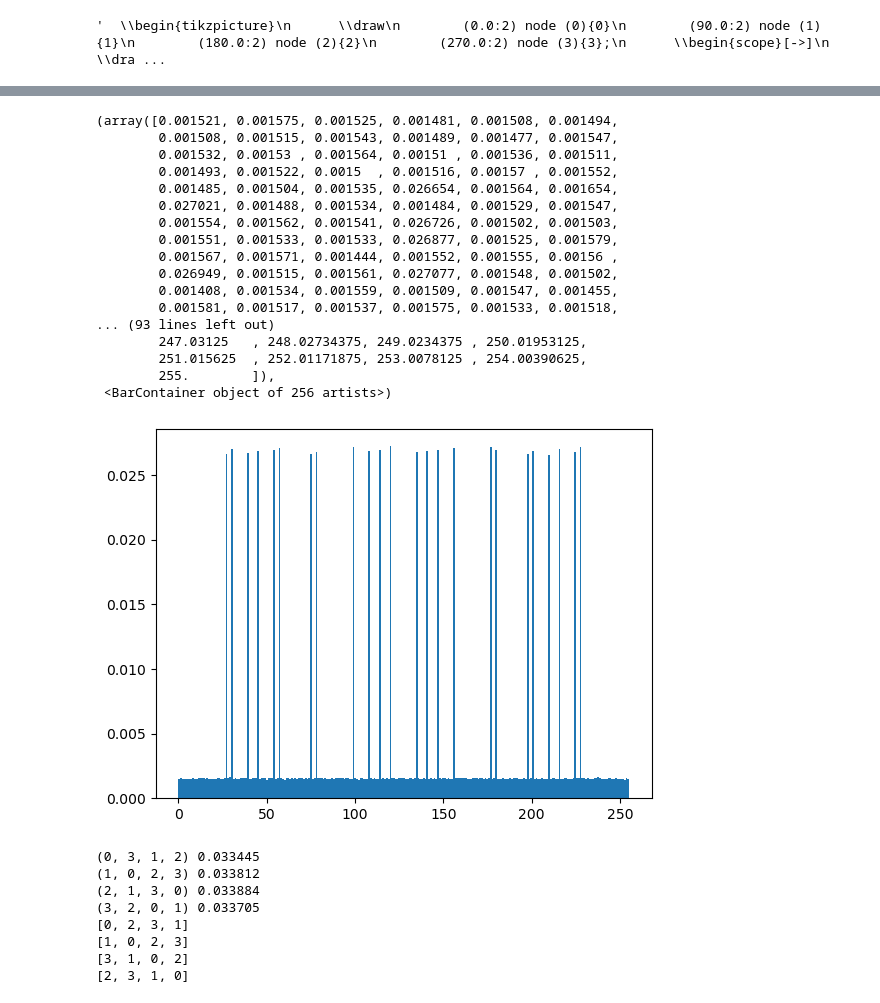
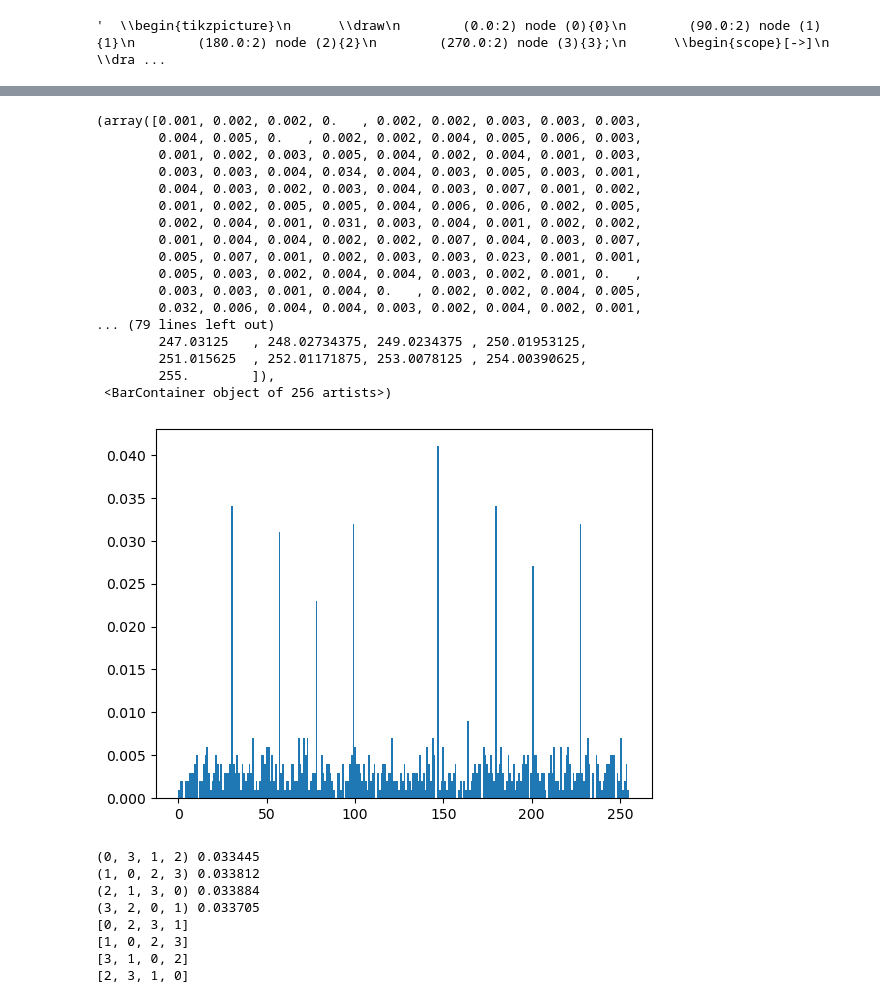
Before and after one commit to Apanizza197/HamiltonianCycleGrover, a Jupyter notebook: hamiltonian_cycle.ipynb, the cells around one changed output, grey strips where cells are left out. Drawn from its saved outputs; the diff is of its cells as text; code cells hidden in the pictures.

```diff
--- a/hamiltonian_cycle.ipynb
+++ b/hamiltonian_cycle.ipynb
@@ -217,29 +220,29 @@ circuit.draw(output="mpl")
 # %%
 
 sampler = Sampler()
-result = sampler.run(circuit, shots=1000000).result()
+result = sampler.run(circuit, shots=1000).result()
 data = result.quasi_dists[0]
 
 plt.hist(data.keys(), weights=data.values(), bins=256)
 # %% [output]
-(array([0.001521, 0.001575, 0.001525, 0.001481, 0.001508, 0.001494,
-        0.001508, 0.001515, 0.001543, 0.001489, 0.001477, 0.001547,
-        0.001532, 0.00153 , 0.001564, 0.00151 , 0.001536, 0.001511,
-        0.001493, 0.001522, 0.0015  , 0.001516, 0.00157 , 0.001552,
-        0.001485, 0.001504, 0.001535, 0.026654, 0.001564, 0.001654,
-        0.027021, 0.001488, 0.001534, 0.001484, 0.001529, 0.001547,
-        0.001554, 0.001562, 0.001541, 0.026726, 0.001502, 0.001503,
-        0.001551, 0.001533, 0.001533, 0.026877, 0.001525, 0.001579,
-        0.001567, 0.001571, 0.001444, 0.001552, 0.001555, 0.00156 ,
-        0.026949, 0.001515, 0.001561, 0.027077, 0.001548, 0.001502,
-        0.001408, 0.001534, 0.001559, 0.001509, 0.001547, 0.001455,
-        0.001581, 0.001517, 0.001537, 0.001575, 0.001533, 0.001518,
-... (93 lines left out)
+(array([0.001, 0.002, 0.002, 0.   , 0.002, 0.002, 0.003, 0.003, 0.003,
+        0.004, 0.005, 0.   , 0.002, 0.002, 0.004, 0.005, 0.006, 0.003,
+        0.001, 0.002, 0.003, 0.005, 0.004, 0.002, 0.004, 0.001, 0.003,
+        0.003, 0.003, 0.004, 0.034, 0.004, 0.003, 0.005, 0.003, 0.001,
+        0.004, 0.003, 0.002, 0.003, 0.004, 0.003, 0.007, 0.001, 0.002,
+        0.001, 0.002, 0.005, 0.005, 0.004, 0.006, 0.006, 0.002, 0.005,
+        0.002, 0.004, 0.001, 0.031, 0.003, 0.004, 0.001, 0.002, 0.002,
+        0.001, 0.004, 0.004, 0.002, 0.002, 0.007, 0.004, 0.003, 0.007,
+        0.005, 0.007, 0.001, 0.002, 0.003, 0.003, 0.023, 0.001, 0.001,
+        0.005, 0.003, 0.002, 0.004, 0.004, 0.003, 0.002, 0.001, 0.   ,
+        0.003, 0.003, 0.001, 0.004, 0.   , 0.002, 0.002, 0.004, 0.005,
+        0.032, 0.006, 0.004, 0.004, 0.003, 0.002, 0.004, 0.002, 0.001,
+... (79 lines left out)
         247.03125   , 248.02734375, 249.0234375 , 250.01953125,
         251.015625  , 252.01171875, 253.0078125 , 254.00390625,
         255.        ]),
  <BarContainer object of 256 artists>)
-[figure, old version]
+[figure, new version]
 # %%
 # convert the data to binary, maintaining the dictionary structure
 binary_data = {format(k, '08b'): v for k, v in data.items()}
```
Also changed, not shown: parts of 2 cells of this notebook, 23 other files.
